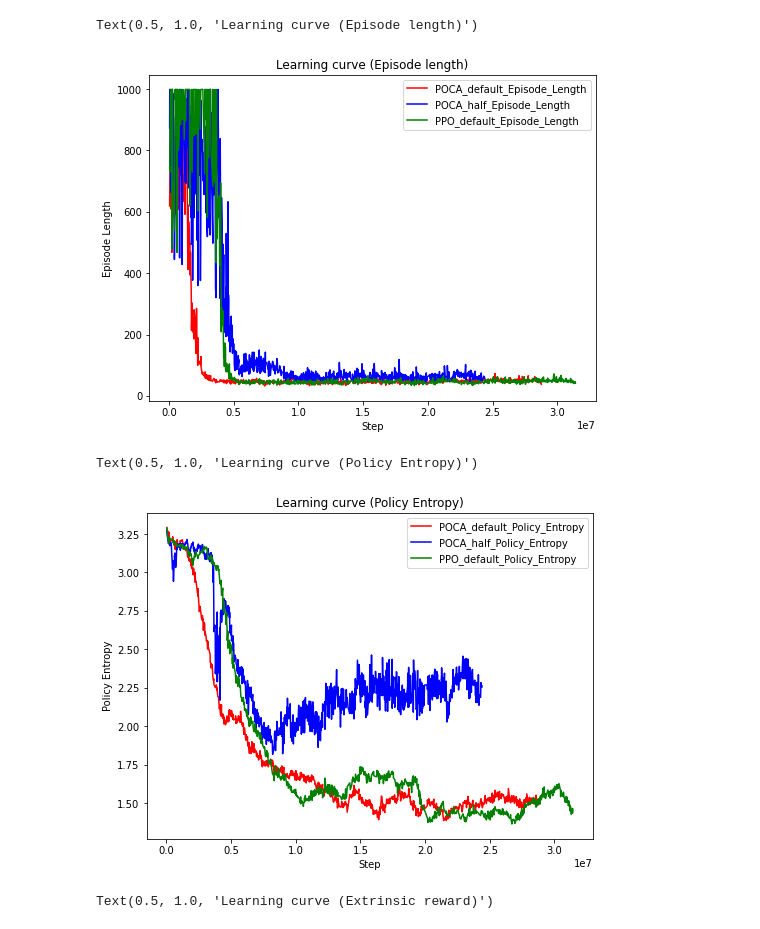
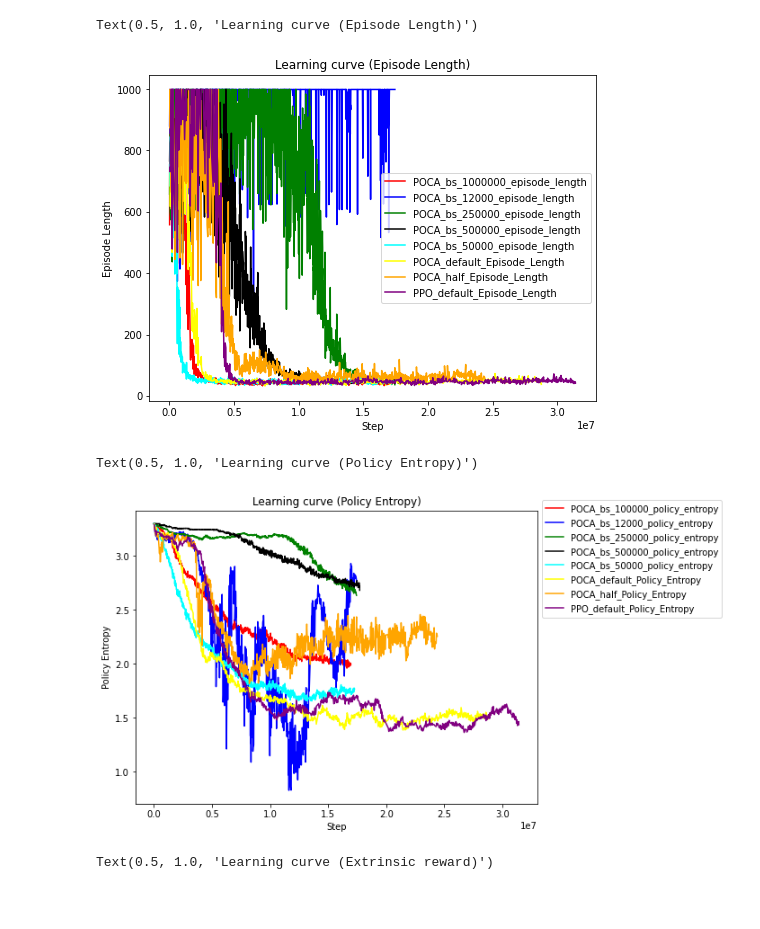
Before and after one commit to barrylee111/ml-unity-collaborative, a Jupyter notebook: data_analysis/training_curves.ipynb, the cells around one changed output. Drawn from its saved outputs; the diff is of its cells as text; code cells hidden in the pictures; blank space fills up the shorter version.

Commit message:
update graphs

```diff
--- a/data_analysis/training_curves.ipynb
+++ b/data_analysis/training_curves.ipynb
@@ -12,7 +12,7 @@ i = 0
 file_names = glob.glob("training_graphs/ELO/*.csv")
 df_files = pd.DataFrame(file_names, columns=['file_names'])
 df_files['name'] = df_files['file_names'].str.replace(".csv","", regex=False).str.split("/").apply(lambda x:x[-1])
-df_files = df_files[~df_files['name'].isin(['bs_1000','bs_default','bs_50000'])]
+df_files = df_files[~df_files['name'].isin(['bs_1000','bs_default'])]
 df_files['name'] = df_files['name'].apply(lambda x: 'POCA_' + x if 'bs_' in x else x)
 i=0
 for f, name in df_files[['file_names','name']].values:
@@ -30,36 +30,49 @@ Text(0.5, 1.0, 'Learning curve (SelfPlay ELO)')
 # %%
-import glob
+fig, ax = plt.subplots(nrows=1, ncols=1, figsize=(8, 6))
+c_dict = {0:'r',1:'b',2:'g',3:'black',4:'cyan',5:'yellow',6:'orange',7:'purple',8:'lightblue'}
+i = 0
 
-fig, ax = plt.subplots(nrows=1, ncols=1, figsize=(8, 6))
-c_dict = {0:'r',1:'b',2:'g'}
-for i, f in enumerate(glob.glob("training_graphs/episode_length/*.csv")):
+file_names = glob.glob("training_graphs/episode_length/*.csv")
+df_files = pd.DataFrame(file_names, columns=['file_names'])
+df_files['name'] = df_files['file_names'].str.replace(".csv","", regex=False).str.split("/").apply(lambda x:x[-1])
+df_files = df_files[~df_files['name'].isin(['POCA_bs_1000_episode_length','POCA_bs_default_episode_length'])]
+#df_files['name'] = df_files['name'].apply(lambda x: 'POCA_' + x if 'bs_' in x else x)
+i=0
+for f, name in df_files[['file_names','name']].values:
     dat = pd.read_csv(f)
-    plt.plot(dat['Step'], dat['Value'],c=c_dict[i],linestyle='-', label=str(f).replace(".csv","").split("/")[-1])
+    plt.plot(dat['Step'], dat['Value'],c=c_dict[i],linestyle='-', label=name)
+    i+=1
+
 plt.legend()
 plt.xlabel("Step")
 plt.ylabel("Episode Length")
-plt.title("Learning curve (Episode length)")
+plt.title("Learning curve (Episode Length)")
 # %% [output]
-Text(0.5, 1.0, 'Learning curve (Episode length)')
+Text(0.5, 1.0, 'Learning curve (Episode Length)')
-[figure, old version]
+[figure, new version]
 # %%
-import glob
+fig, ax = plt.subplots(nrows=1, ncols=1, figsize=(8, 6))
+c_dict = {0:'r',1:'b',2:'g',3:'black',4:'cyan',5:'yellow',6:'orange',7:'purple',8:'lightblue'}
+i = 0
 
-fig, ax = plt.subplots(nrows=1, ncols=1, figsize=(8, 6))
-c_dict = {0:'r',1:'b',2:'g'}
-for i, f in enumerate(glob.glob("training_graphs/policy_entropy/*.csv")):
+file_names = glob.glob("training_graphs/policy_entropy/*.csv")
+df_files = pd.DataFrame(file_names, columns=['file_names'])
+df_files['name'] = df_files['file_names'].str.replace(".csv","", regex=False).str.split("/").apply(lambda x:x[-1])
+df_files = df_files[~df_files['name'].isin(['POCA_bs_1000_policy_entropy','POCA_bs_default_policy_entropy'])]
+#df_files['name'] = df_files['name'].apply(lambda x: 'POCA_' + x if 'bs_' in x else x)
+i=0
+for f, name in df_files[['file_names','name']].values:
     dat = pd.read_csv(f)
-    name = str(f).replace(".csv","").split("/")[-1]
-    if 'bs_' in name:
-        name = "POCA_"+name
     plt.plot(dat['Step'], dat['Value'],c=c_dict[i],linestyle='-', label=name)
-plt.legend()
+    i+=1
+
+plt.legend(bbox_to_anchor=(1, 1.05))
 plt.xlabel("Step")
 plt.ylabel("Policy Entropy")
 plt.title("Learning curve (Policy Entropy)")
 # %% [output]
 Text(0.5, 1.0, 'Learning curve (Policy Entropy)')
-[figure, old version]
+[figure, new version]
 # %%
 import glob
 
```
Also changed, not shown: parts of 1 cell of this notebook, 1 other file.
